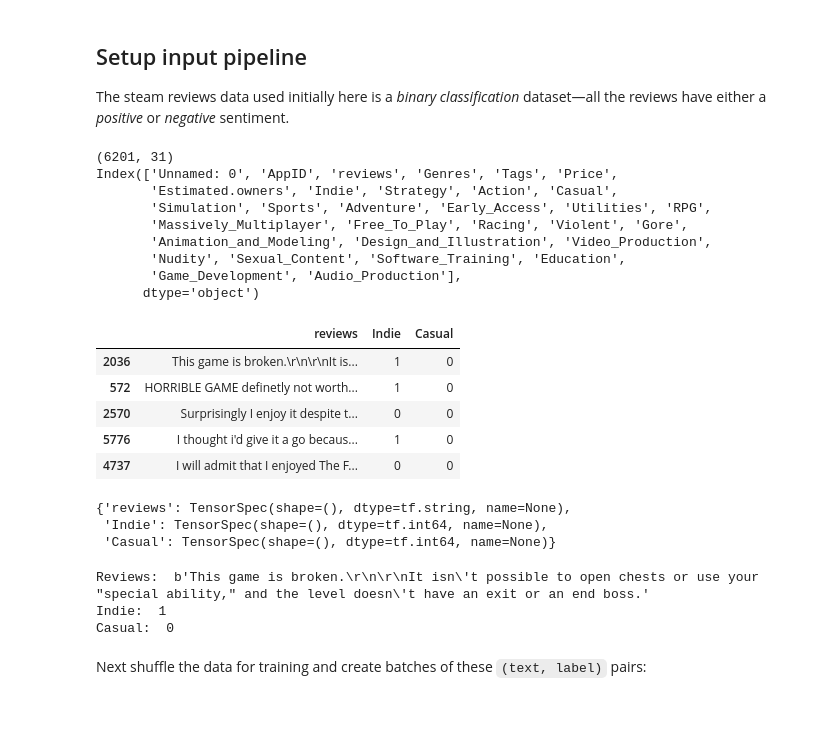
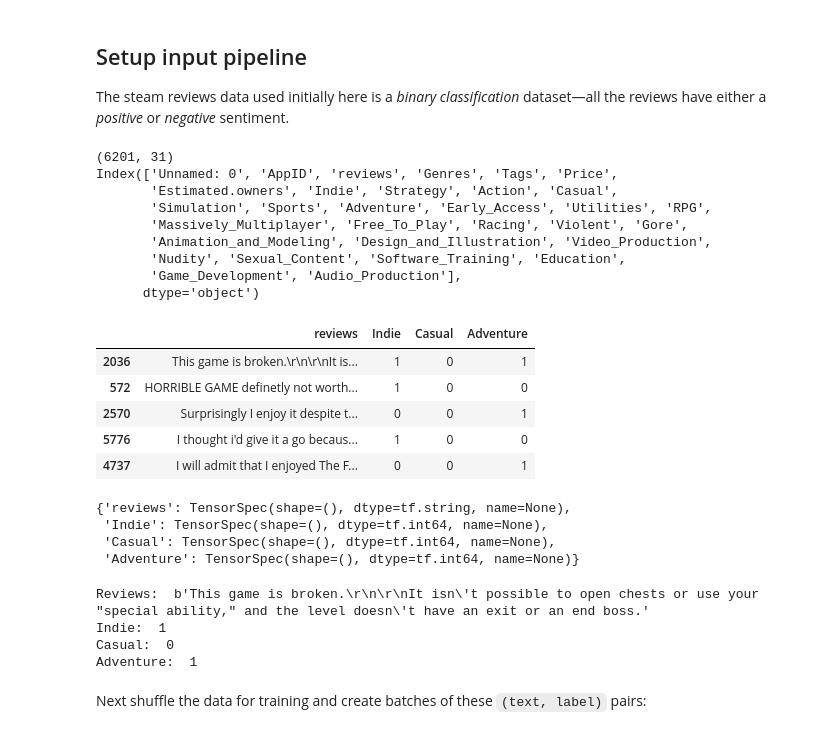
Before and after one commit to gyoung4291/Thesis, a Jupyter notebook: docs/tutorials/text_classification_genres_encoded.ipynb, the cells around one changed output. Drawn from its saved outputs; the diff is of its cells as text; code cells hidden in the pictures.

```diff
--- a/docs/tutorials/text_classification_genres_encoded.ipynb
+++ b/docs/tutorials/text_classification_genres_encoded.ipynb
@@ -42,36 +42,42 @@ def plot_graphs(history, metric):
 
 The steam reviews data used initially here is a *binary classification* dataset—all the reviews have either a *positive* or *negative* sentiment.
 # %%
-dataset = pd.read_csv('games_reviews_genres_encoded')
+dataset = pd.read_csv('games_reviews_genres_encoded.csv')
 #sample from dataset for ease of use
 #  dataset = dataset.sample(frac=0.1, random_state=0)
 dataset['Indie'] = dataset['Indie'].astype(int)
+dataset['Utilities'] = dataset['Utilities'].astype(int)
+dataset['Sports'] = dataset['Sports'].astype(int)
+dataset['Massively_Multiplayer'] = dataset['Massively_Multiplayer'].astype(int)
+dataset['Sexual_Content'] = dataset['Sexual_Content'].astype(int)
 dataset['Casual'] = dataset['Casual'].astype(int)
+dataset['Simulation'] = dataset['Simulation'].astype(int)
+dataset['Adventure'] = dataset['Adventure'].astype(int)
 dataset['reviews'] = dataset['reviews'].astype(str)
 train_dataset = dataset.sample(frac=0.8, random_state=0)
 test_dataset = dataset.drop(train_dataset.index)
 print(train_dataset.shape)
 print(train_dataset.columns)
 #only need the review and the classification for now
-train_dataset = train_dataset[['reviews', 'Indie', 'Casual']]
-test_dataset = test_dataset[['reviews', 'Indie', 'Casual']]
+train_dataset = train_dataset[['reviews', 'Indie', 'Casual', 'Adventure']]
+test_dataset = test_dataset[['reviews', 'Indie', 'Casual', 'Adventure']]
 train_dataset.head()
 # %% [output]
 (6201, 31)
 Index(['Unnamed: 0', 'AppID', 'reviews', 'Genres', 'Tags', 'Price',
        'Estimated.owners', 'Indie', 'Strategy', 'Action', 'Casual',
        'Simulation', 'Sports', 'Adventure', 'Early_Access', 'Utilities', 'RPG',
        'Massively_Multiplayer', 'Free_To_Play', 'Racing', 'Violent', 'Gore',
        'Animation_and_Modeling', 'Design_and_Illustration', 'Video_Production',
        'Nudity', 'Sexual_Content', 'Software_Training', 'Education',
        'Game_Development', 'Audio_Production'],
       dtype='object')
-|  | reviews | Indie | Casual |
-| 2036 | This game is broken.\r\n\r\nIt is... | 1 | 0 |
-| 572 | HORRIBLE GAME definetly not worth... | 1 | 0 |
-| 2570 | Surprisingly I enjoy it despite t... | 0 | 0 |
-| 5776 | I thought i'd give it a go becaus... | 1 | 0 |
-| 4737 | I will admit that I enjoyed The F... | 0 | 0 |
+|  | reviews | Indie | Casual | Adventure |
+| 2036 | This game is broken.\r\n\r\nIt is... | 1 | 0 | 1 |
+| 572 | HORRIBLE GAME definetly not worth... | 1 | 0 | 0 |
+| 2570 | Surprisingly I enjoy it despite t... | 0 | 0 | 1 |
+| 5776 | I thought i'd give it a go becaus... | 1 | 0 | 0 |
+| 4737 | I will admit that I enjoyed The F... | 0 | 0 | 1 |
 # %%
 #convert to tfds
 tf_train_dataset = tf.data.Dataset.from_tensor_slices(dict(train_dataset))
@@ -81,16 +87,19 @@ tf_train_dataset.element_spec
 # %% [output]
 {'reviews': TensorSpec(shape=(), dtype=tf.string, name=None),
  'Indie': TensorSpec(shape=(), dtype=tf.int64, name=None),
- 'Casual': TensorSpec(shape=(), dtype=tf.int64, name=None)}
+ 'Casual': TensorSpec(shape=(), dtype=tf.int64, name=None),
+ 'Adventure': TensorSpec(shape=(), dtype=tf.int64, name=None)}
 # %%
 for elem in tf_train_dataset.take(1):
   print('Reviews: ', elem['reviews'].numpy())
   print('Indie: ', elem['Indie'].numpy())
   print('Casual: ', elem['Casual'].numpy())
+  print('Adventure: ', elem['Adventure'].numpy())
 # %% [output]
 Reviews:  b'This game is broken.\r\n\r\nIt isn\'t possible to open chests or use your "special ability," and the level doesn\'t have an exit or an end boss.'
 Indie:  1
 Casual:  0
+Adventure:  1
 # %% [markdown]
 Next shuffle the data for training and create batches of these `(text, label)` pairs:
 # %%
```
Also changed, not shown: parts of 9 cells of this notebook.
